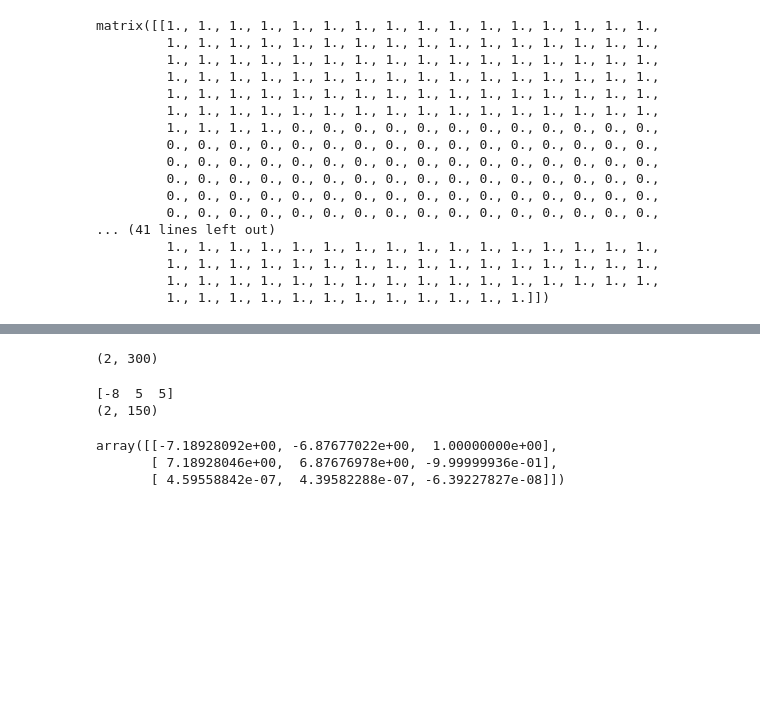
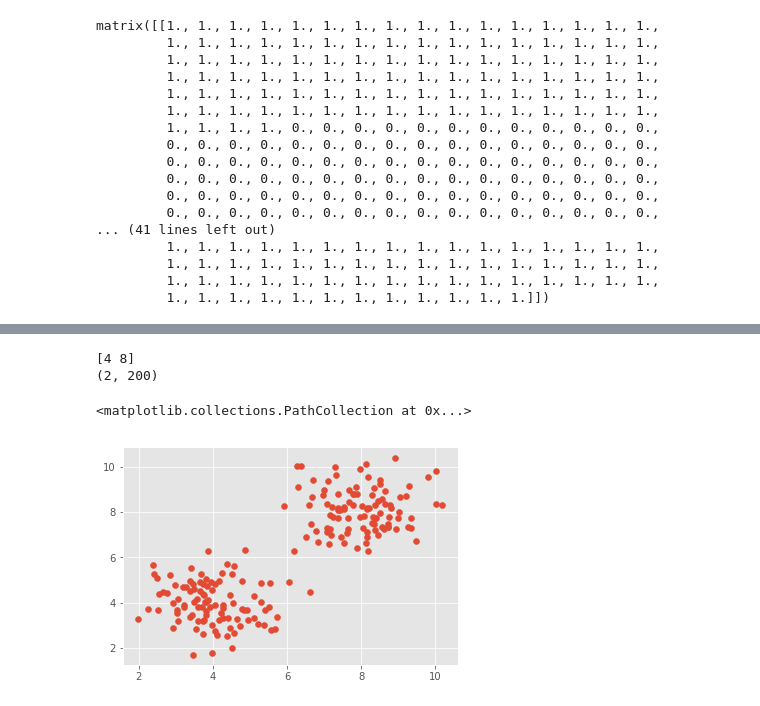
Before and after one commit to jeremy9959/Math-5800-Spring-2020, a Jupyter notebook: notebooks/LogisticRegression.ipynb, the cells around one changed output, grey strips where cells are left out. Saved outputs shown, nothing was run; the diff lists cells and outputs as text; code cells hidden in the pictures; blank space fills up the shorter version.

```diff
--- a/notebooks/LogisticRegression.ipynb
+++ b/notebooks/LogisticRegression.ipynb
@@ -133,7 +129,3 @@ plt.scatter(x=D[0,:],y=D[1,:])
-# %%
-D, L, W = setup(npts=100,dim=2)
-# %% [output]
-(2, 300)
 # %%
 def sigma(W,D):
     n = np.exp(np.dot(W,D))
@@ -160,15 +152,6 @@ def gradient(W,D,L):
         M = M+L[:,n].reshape(nlabels,1)*D[:,n].reshape(1,dim)
         E = E+M
     return E/np.linalg.norm(E)
-# %%
-D,L,W=setup(50,dim=2,nclasses=3)
-one_pt_gradient(3,W,D,L)
-# %% [output]
-[-8  5  5]
-(2, 150)
-array([[-7.18928092e+00, -6.87677022e+00,  1.00000000e+00],
-       [ 7.18928046e+00,  6.87676978e+00, -9.99999936e-01],
-       [ 4.59558842e-07,  4.39582288e-07, -6.39227827e-08]])
 # %%
 def fit(D, L, W, max_iter=10000,threshold=.001):
     npts = D.shape[1]
@@ -192,4 +175,12 @@ def error_rate(D, L, W):
         if (np.argmax(sigma(W,D)[:,i])==0) != (L[0,i]==1):
             mistakes +=1
     return mistakes/npts
+# %%
+D, L, W = setup(npts=100,dim=2,nclasses=2)
+plt.scatter(x=D[0,:],y=D[1,:])
+# %% [output]
+[4 8]
+(2, 200)
+<matplotlib.collections.PathCollection at 0x...>
+[figure, added]
 # %%
```
Also changed, not shown: parts of 14 cells of this notebook, 1 other file.
